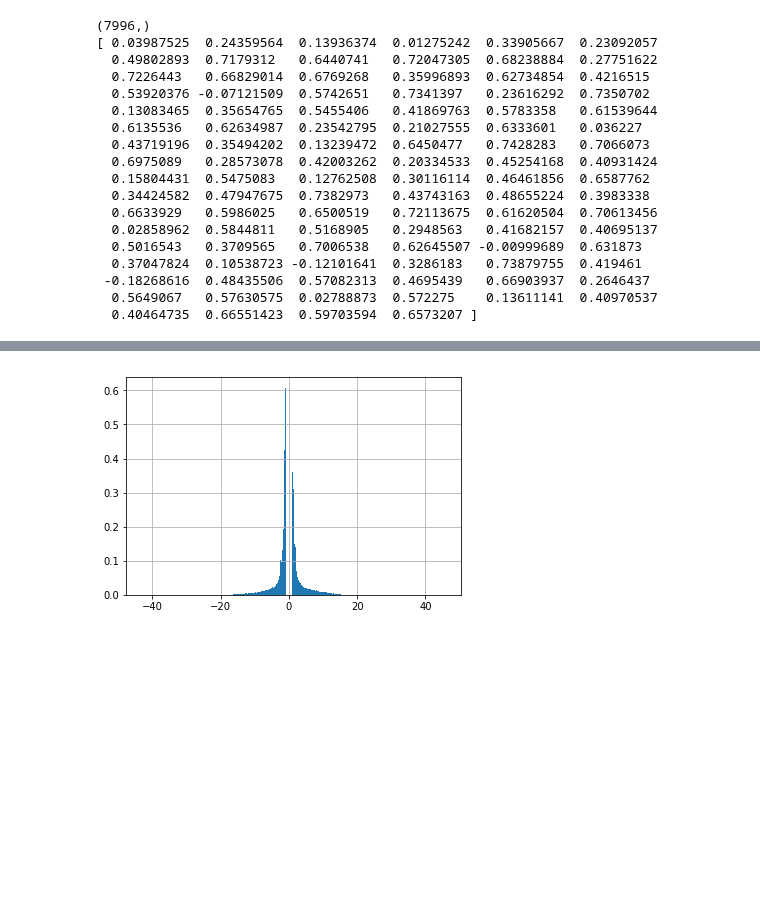
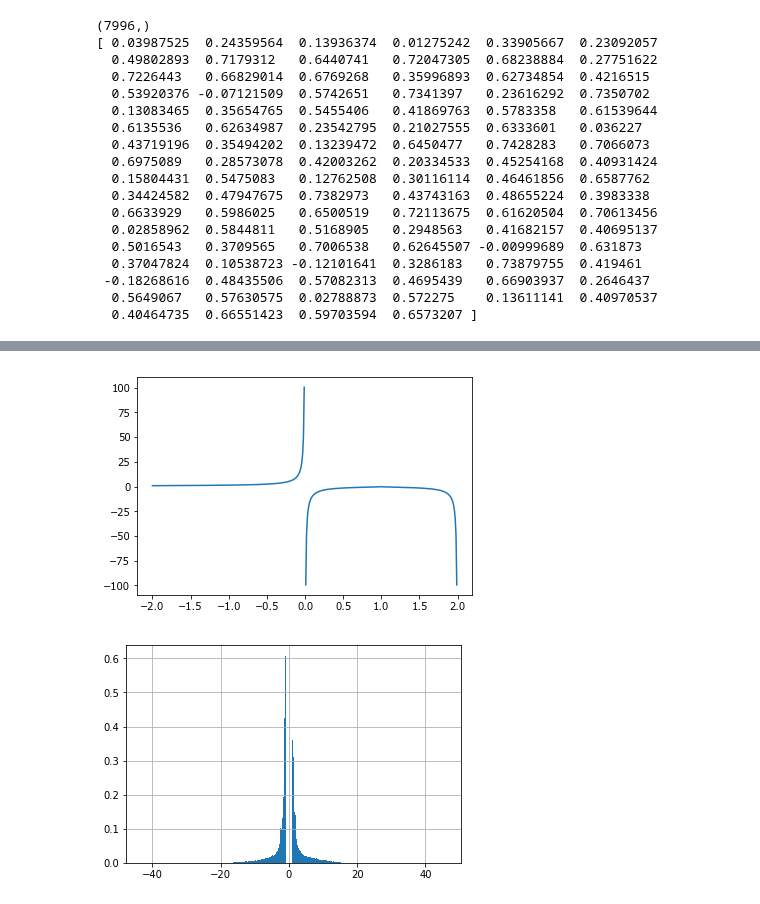
Before and after one commit to deeppavlov/h-elmo, a Jupyter notebook: main.ipynb, the cells around one changed output, grey strips where cells are left out. Drawn from its saved outputs; the diff is of its cells as text; code cells hidden in the pictures; blank space fills up the shorter version.

```diff
--- a/main.ipynb
+++ b/main.ipynb
@@ -236,3 +238,11 @@ plt.show()
+# %%
+x = [0.01*i for i in range(-200, 200)]
+y = [1 / np.log(abs(xx-1.)) for xx in x]
+
+plt.plot(x, y)
+plt.show()
+# %% [output]
+[figure, added]
 # %%
 ! export PYTHONPATH="~/h-elmo:~/learning-to-learn"
 # %%
```
Also changed, not shown: parts of 1 cell of this notebook, 4 other files.
